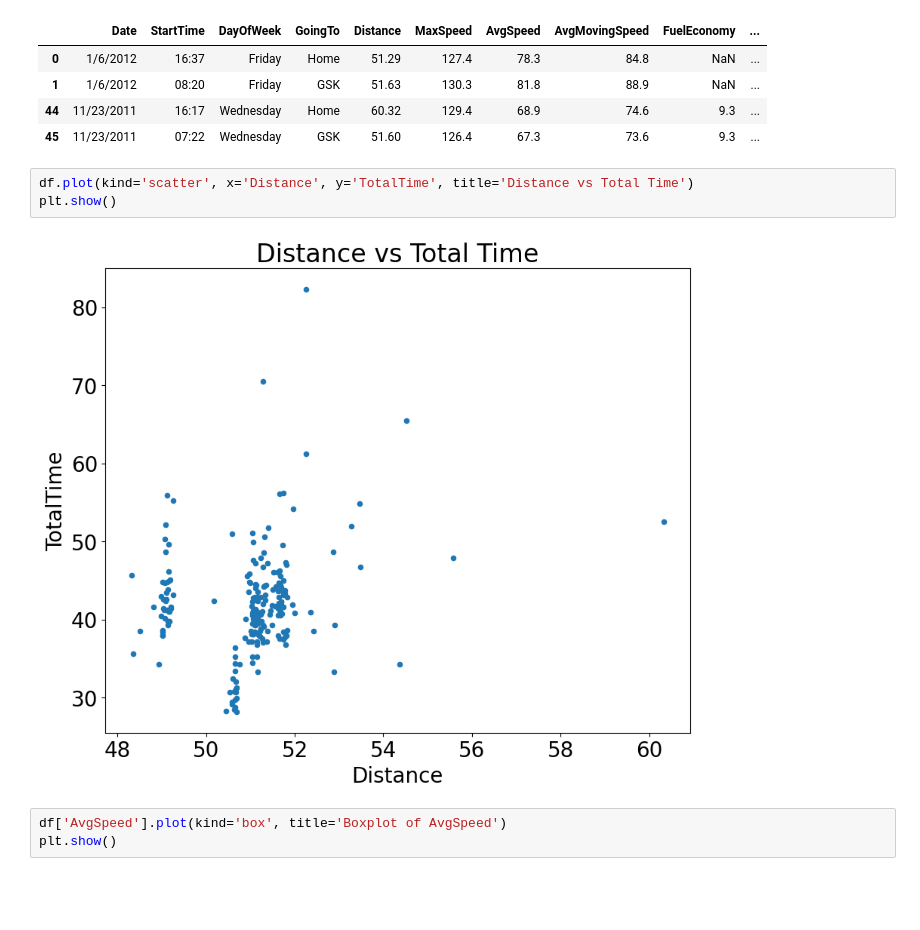
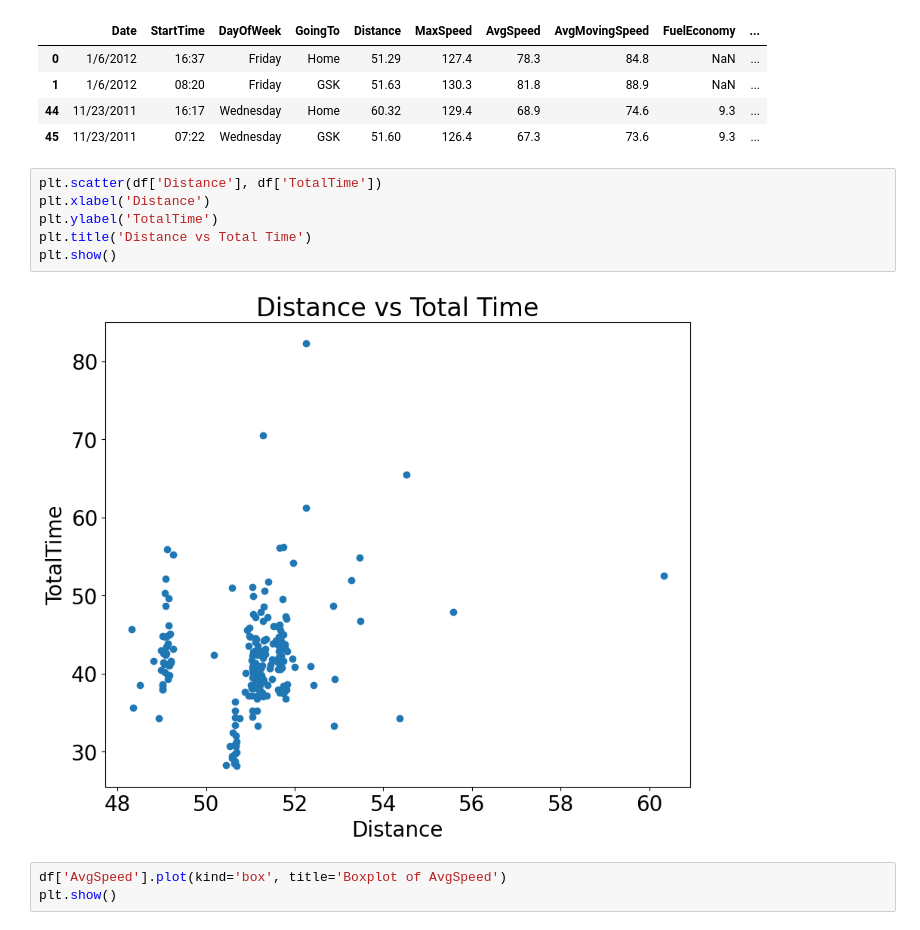
Before and after one commit to kiquefranco/bte320, a Jupyter notebook: PandasAssignment.ipynb, the cells around one changed output. Drawn from its saved outputs; the diff is of its cells as text; blank space fills up the shorter version.

```diff
--- a/PandasAssignment.ipynb
+++ b/PandasAssignment.ipynb
@@ -134,10 +134,13 @@ subset
 | 44 | 11/23/2011 | 16:17 | Wednesday | Home | 60.32 | 129.4 | 68.9 | 74.6 | 9.3 | ... |
 | 45 | 11/23/2011 | 07:22 | Wednesday | GSK | 51.60 | 126.4 | 67.3 | 73.6 | 9.3 | ... |
 # %%
-df.plot(kind='scatter', x='Distance', y='TotalTime', title='Distance vs Total Time')
+plt.scatter(df['Distance'], df['TotalTime'])
+plt.xlabel('Distance')
+plt.ylabel('TotalTime')
+plt.title('Distance vs Total Time')
 plt.show()
 # %% [output]
-[figure, old version]
+[figure, new version]
 # %%
 df['AvgSpeed'].plot(kind='box', title='Boxplot of AvgSpeed')
 plt.show()
```
